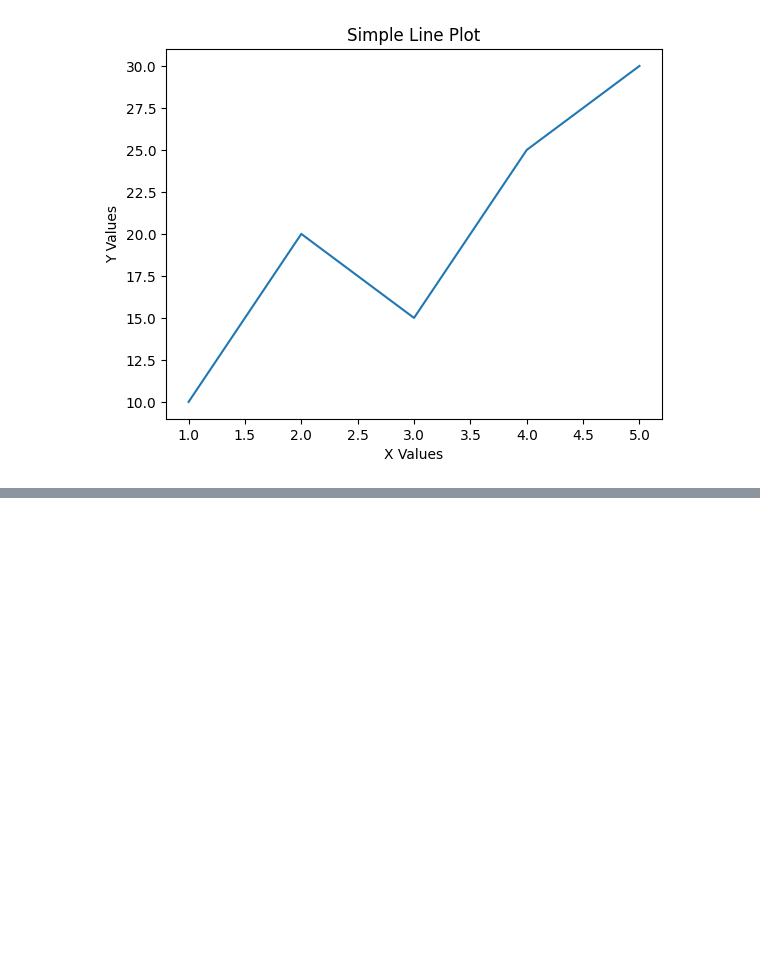
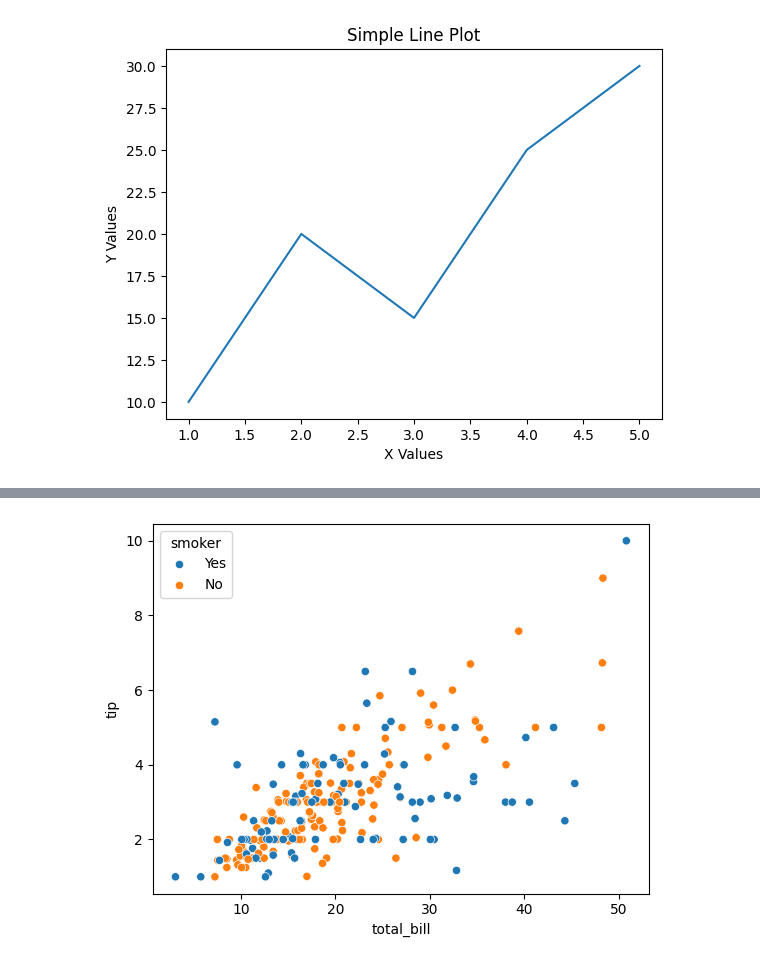
Before and after one commit to dmamun/Machine_learning_basic, a Jupyter notebook: Machine_learning_basic.ipynb, the cells around one changed output, grey strips where cells are left out. Drawn from its saved outputs; the diff is of its cells as text; code cells hidden in the pictures; blank space fills up the shorter version.

```diff
--- a/Machine_learning_basic.ipynb
+++ b/Machine_learning_basic.ipynb
@@ -1483,0 +1529,11 @@ plt.plot(x,y)
+# %%
+sns.scatterplot(
+    data=df,
+    x="total_bill",
+    y="tip",
+    hue="smoker"
+)
+
+plt.show()
+# %% [output]
+[figure, added]
```
Also changed, not shown: parts of 21 cells of this notebook.
